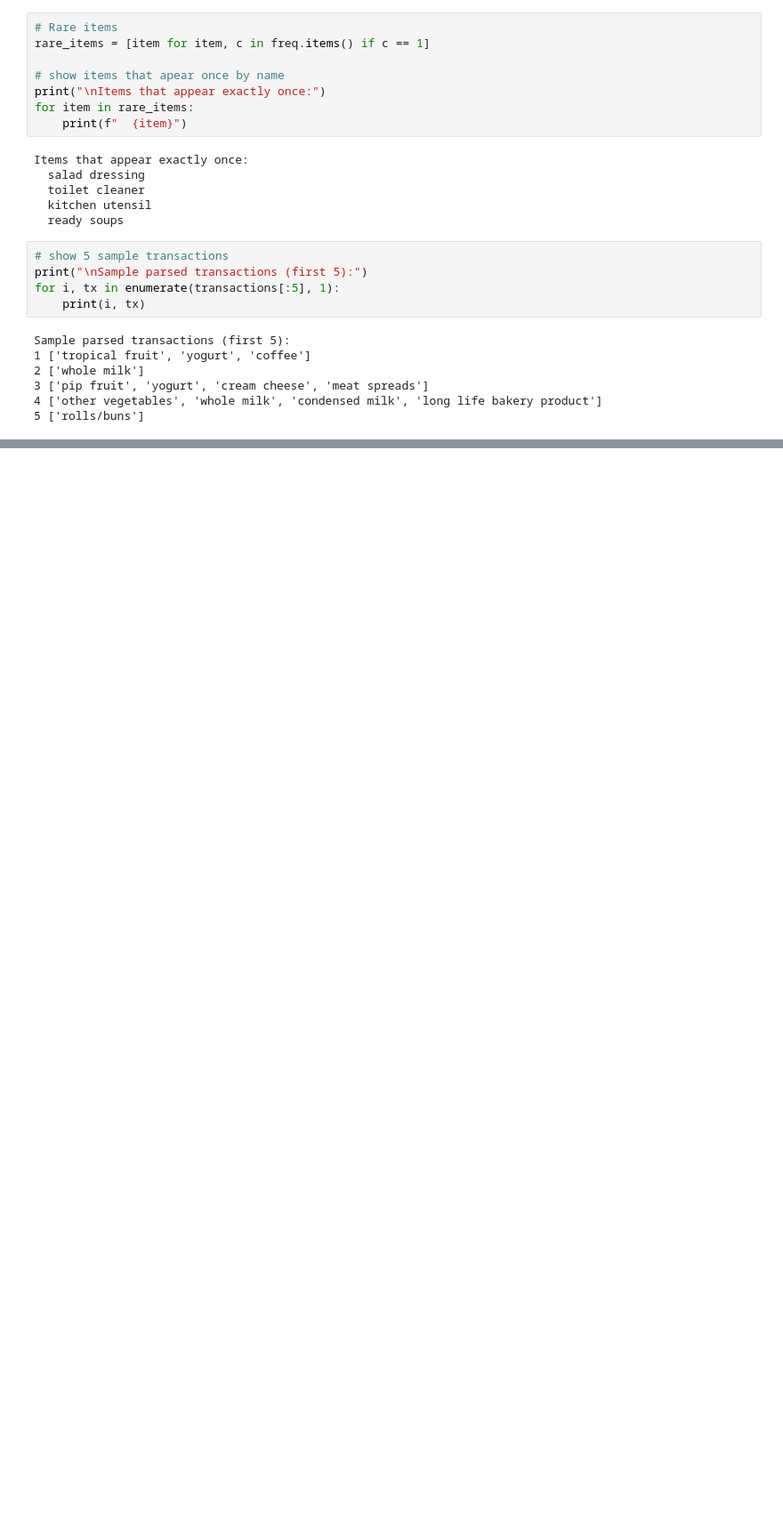
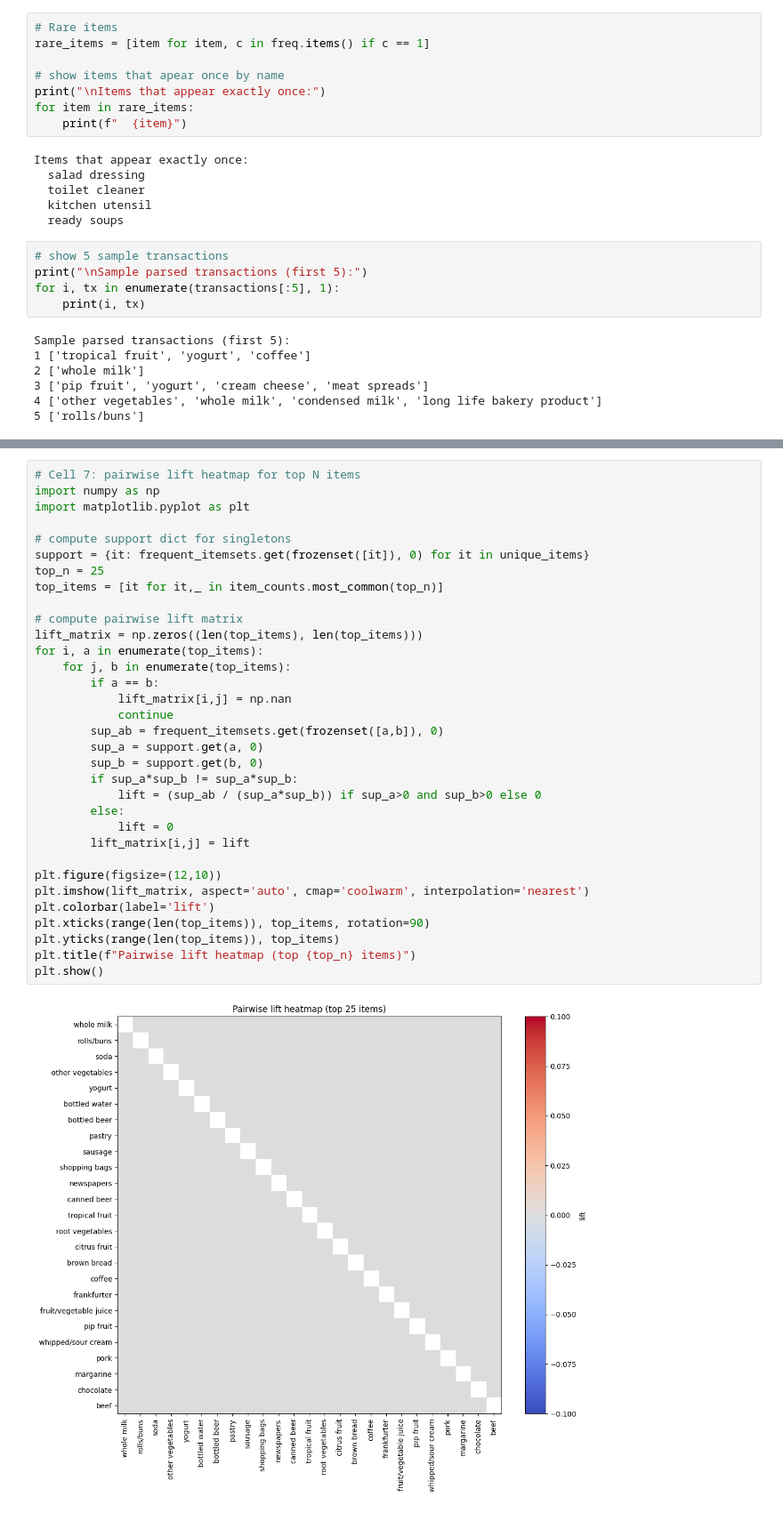
Before and after one commit to iamabdirazak/Groceries-Association-Model, a Jupyter notebook: Groceries.ipynb, the cells around one changed output, grey strips where cells are left out. Shown: that part at 89% size. Cells and saved outputs as stored; diff of their text form; blank space fills up the shorter version.

```diff
--- a/Groceries.ipynb
+++ b/Groceries.ipynb
@@ -140,0 +455,35 @@ Sample parsed transactions (first 5):
+# %%
+# Cell 7: pairwise lift heatmap for top N items
+import numpy as np
+import matplotlib.pyplot as plt
+
+# compute support dict for singletons
+support = {it: frequent_itemsets.get(frozenset([it]), 0) for it in unique_items}
+top_n = 25
+top_items = [it for it,_ in item_counts.most_common(top_n)]
+
+# compute pairwise lift matrix
+lift_matrix = np.zeros((len(top_items), len(top_items)))
+for i, a in enumerate(top_items):
+    for j, b in enumerate(top_items):
+        if a == b:
+            lift_matrix[i,j] = np.nan
+            continue
+        sup_ab = frequent_itemsets.get(frozenset([a,b]), 0)
+        sup_a = support.get(a, 0)
+        sup_b = support.get(b, 0)
+        if sup_a*sup_b != sup_a*sup_b:
+            lift = (sup_ab / (sup_a*sup_b)) if sup_a>0 and sup_b>0 else 0
+        else:
+            lift = 0
+        lift_matrix[i,j] = lift
+
+plt.figure(figsize=(12,10))
+plt.imshow(lift_matrix, aspect='auto', cmap='coolwarm', interpolation='nearest')
+plt.colorbar(label='lift')
+plt.xticks(range(len(top_items)), top_items, rotation=90)
+plt.yticks(range(len(top_items)), top_items)
+plt.title(f"Pairwise lift heatmap (top {top_n} items)")
+plt.show()
+# %% [output]
+[figure, added]
```
Also changed, not shown: parts of 30 cells of this notebook, 3 other files.
